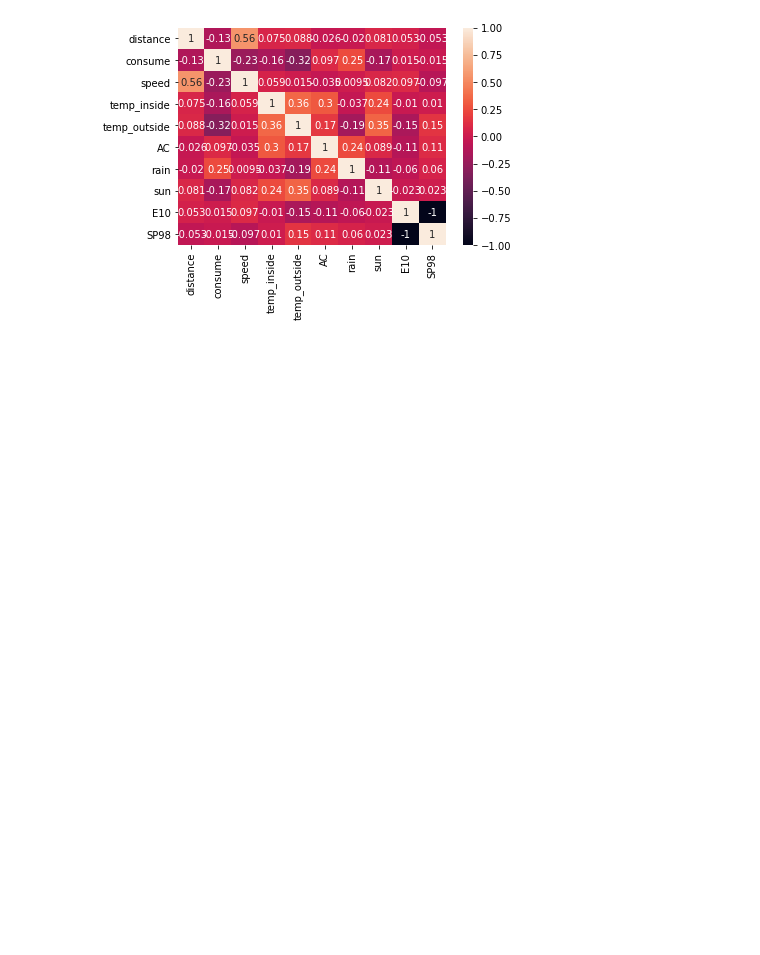
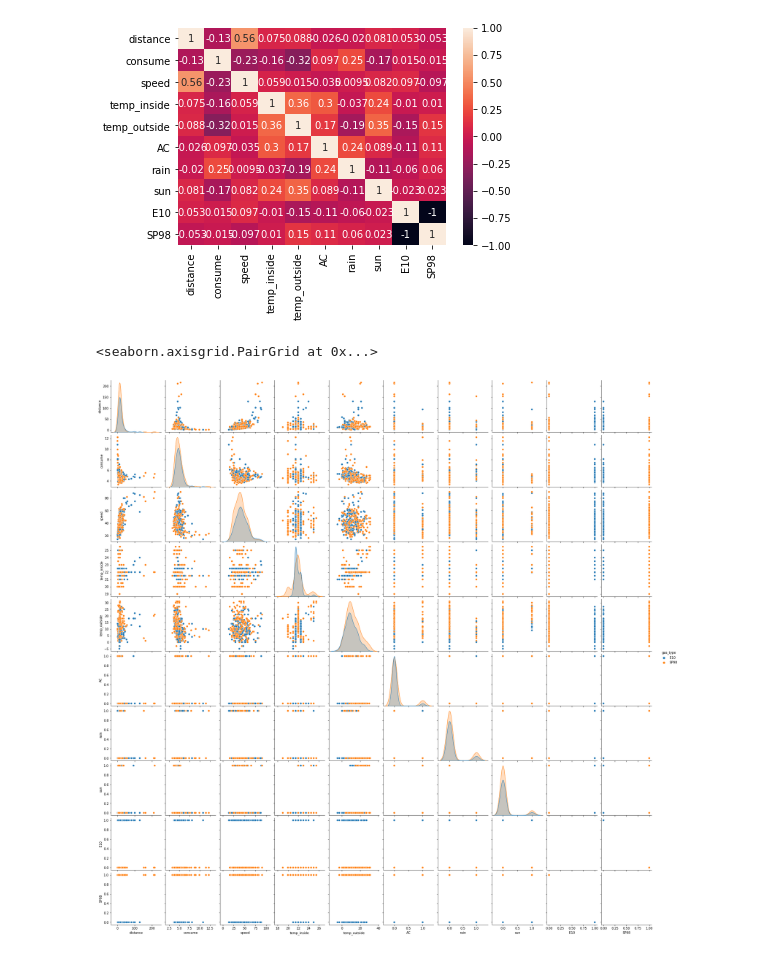
Before and after one commit to VictorRodriguezIronhack/reto_data, a Jupyter notebook: notebooks/Visualitation.ipynb, the cells around one changed output. Cells and saved outputs as stored; diff of their text form; code cells hidden in the pictures; blank space fills up the shorter version.

Commit message:
Created visualitation

```diff
--- a/notebooks/Visualitation.ipynb
+++ b/notebooks/Visualitation.ipynb
@@ -12,3 +18,8 @@ sns.heatmap(corrMatrix, annot=True)
 plt.show()
 # %% [output]
 [figure]
+# %%
+sns.pairplot(df, hue="gas_type")
+# %% [output]
+<seaborn.axisgrid.PairGrid at 0x...>
+[figure, added]
```
Also changed, not shown: parts of 5 cells of this notebook, 1 other file.
